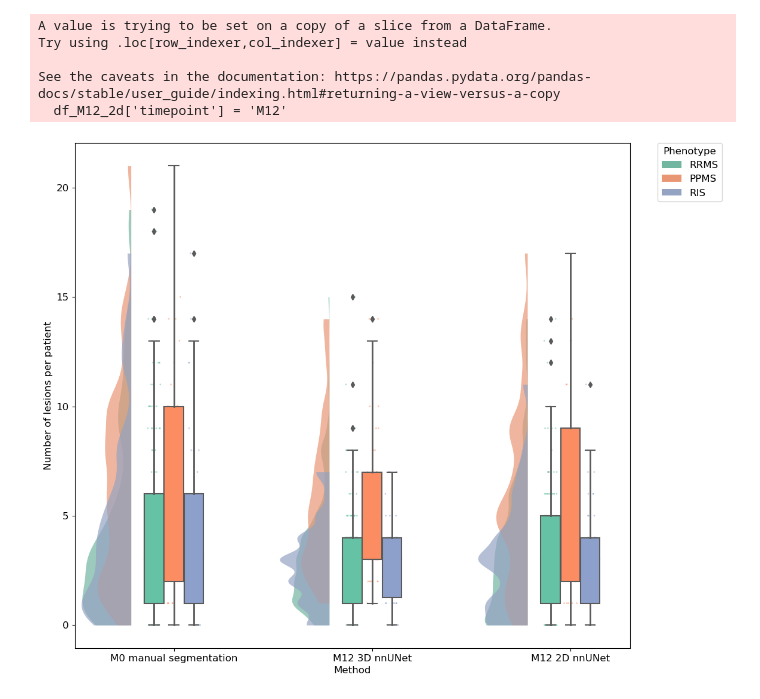
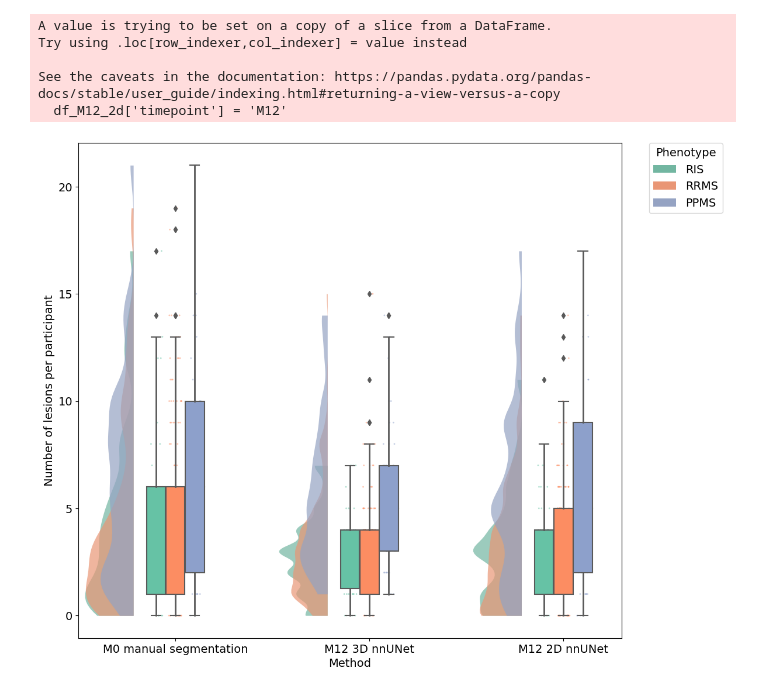
Before and after one commit to ivadomed/canproco, a Jupyter notebook: dataset_analysis/dataframe_analysis.ipynb, the cells around one changed output. Saved outputs shown, nothing was run; the diff lists cells and outputs as text; code cells hidden in the pictures.

Commit message:
formatted legend

```diff
--- a/dataset_analysis/dataframe_analysis.ipynb
+++ b/dataset_analysis/dataframe_analysis.ipynb
@@ -378,34 +378,35 @@ See the caveats in the documentation: https://pandas.pydata.org/pandas-docs/stab
 # plot
 df1 = df_M0.copy()
 df1['Method']='M0 manual segmentation'
 df2 = df_M12.copy()
 df2['Method']='M12 3D nnUNet'
 df3 = df_M12_2d.copy()
 df3['Method']='M12 2D nnUNet'
 
 df123 = pd.concat([df1, df2, df3])
 
 #rename columns
-df123 = df123.rename(columns={'number_of_lesions': 'Number of lesions per patient', 'phenotype': 'Phenotype', 'total_lesion_volume': 'Total lesion volume (mm3)', 'biggest_lesion_vol': 'Biggest lesion volume (mm3)', 'avg_lesion_length': 'Average lesion length (mm)'})
-plt.rcParams.update({'font.size': 12})
+df123 = df123.rename(columns={'number_of_lesions': 'Number of lesions per participant', 'phenotype': 'Phenotype', 'total_lesion_volume': 'Total lesion volume (mm3)', 'biggest_lesion_vol': 'Biggest lesion volume (mm3)', 'avg_lesion_length': 'Average lesion length (mm)'})
+plt.rcParams.update({'font.size': 14})
 f, ax = plt.subplots(figsize=(12, 11))
 ax = pt.RainCloud(data=df123,
                           x='Method',
-                          y='Number of lesions per patient',
+                          y='Number of lesions per participant',
                           hue='Phenotype',
                           #order=METHODS_TO_LABEL_SC.keys() if pred_type == 'sc' else METHODS_TO_LABEL_LESION.keys(),
                           dodge=True,       # move boxplots next to each other
                           linewidth=0,      # violionplot border line (0 - no line)
                           width_viol=.5,    # violionplot width
                           width_box=.3,     # boxplot width
                           rain_alpha=.5,    # individual points transparency - https://github.com/pog87/PtitPrince/blob/23debd9b70fca94724a06e72e049721426235f50/ptitprince/PtitPrince.py#L707
                           rain_s=2,         # individual points size
                           alpha=.7,         # violin plot transparency
                           box_showmeans=True,  # show mean value inside the boxplots
                           box_meanprops={'marker': '^', 'markerfacecolor': 'black', 'markeredgecolor': 'black',
                                          'markersize': '6'},
+                          hue_order=['RIS','RRMS','PPMS'],
 
                           )
 plt.show()
 # %% [output]
-[figure, old version]
+[figure, new version]
```
